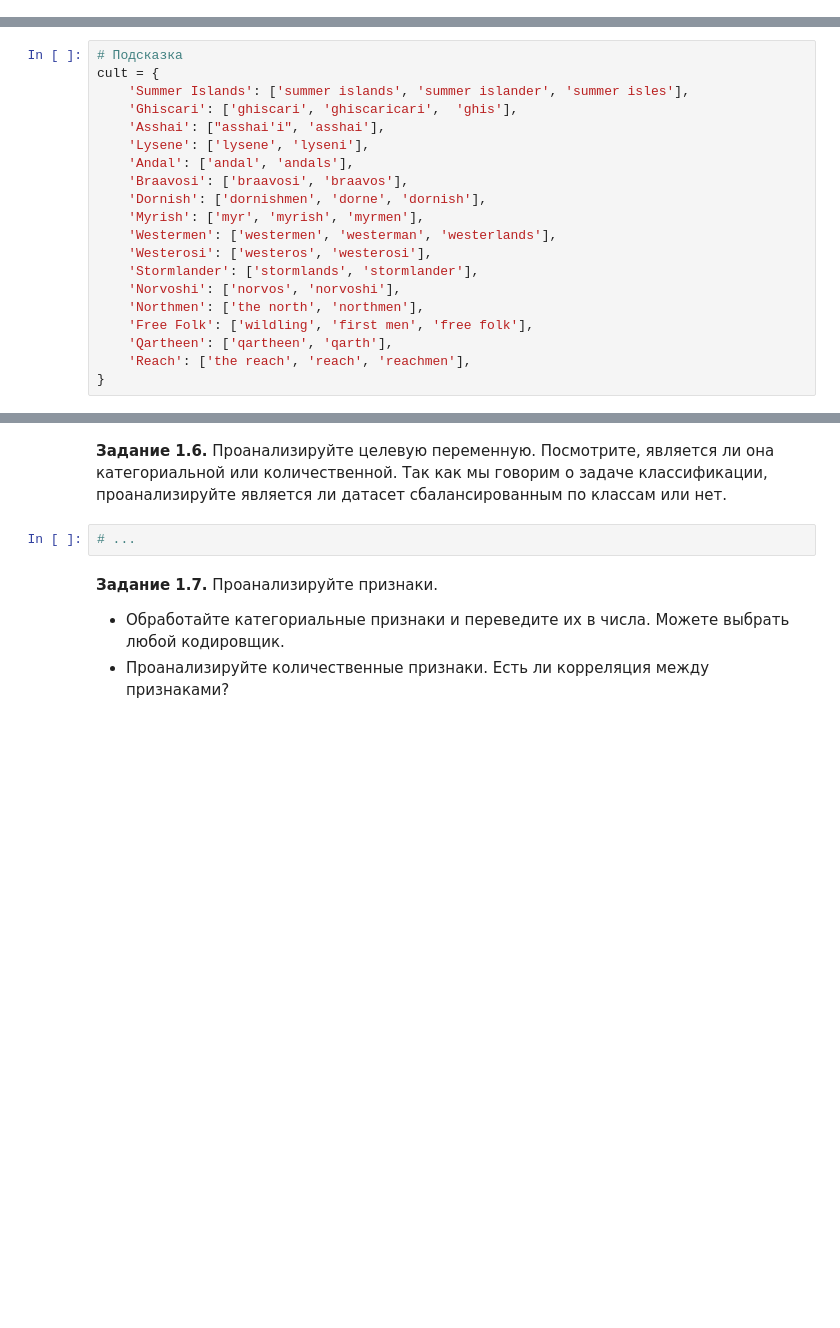
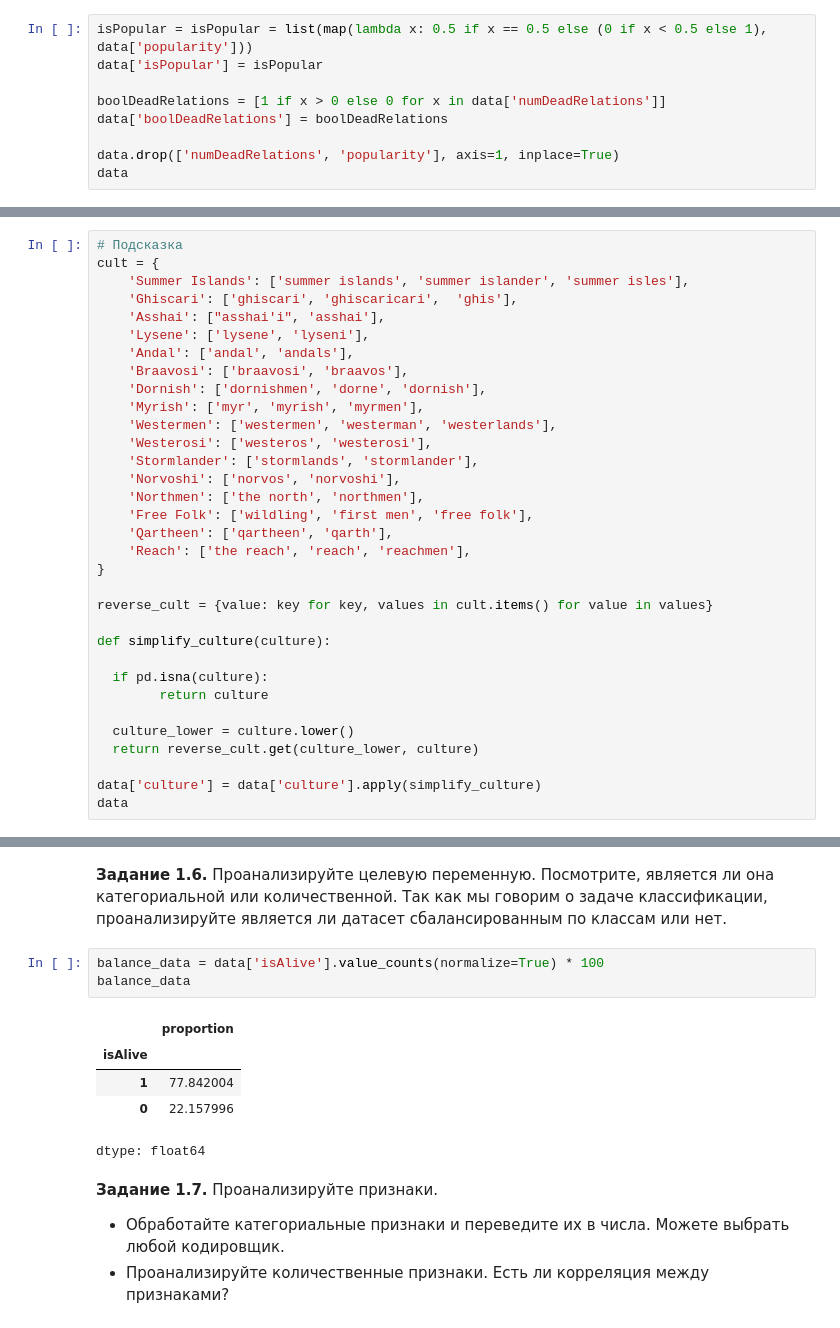
Before and after one commit to k-gorbenko/-DLS, a Jupyter notebook: week_01_ml_intro/Homework/hw_1_game_of_thrones.ipynb, the cells around one changed output, grey strips where cells are left out. Cells and saved outputs as stored; diff of their text form; blank space fills up the shorter version.

```diff
--- a/week_01_ml_intro/Homework/hw_1_game_of_thrones.ipynb
+++ b/week_01_ml_intro/Homework/hw_1_game_of_thrones.ipynb
@@ -232,0 +231,9 @@ memory usage: 182.5+ KB
+# %%
+isPopular = isPopular = list(map(lambda x: 0.5 if x == 0.5 else (0 if x < 0.5 else 1), data['popularity']))
+data['isPopular'] = isPopular
+
+boolDeadRelations = [1 if x > 0 else 0 for x in data['numDeadRelations']]
+data['boolDeadRelations'] = boolDeadRelations
+
+data.drop(['numDeadRelations', 'popularity'], axis=1, inplace=True)
+data
@@ -250,3 +272,16 @@ cult = {
     'Qartheen': ['qartheen', 'qarth'],
     'Reach': ['the reach', 'reach', 'reachmen'],
 }
+
+reverse_cult = {value: key for key, values in cult.items() for value in values}
+
+def simplify_culture(culture):
+
+  if pd.isna(culture):
+        return culture
+
+  culture_lower = culture.lower()
+  return reverse_cult.get(culture_lower, culture)
+
+data['culture'] = data['culture'].apply(simplify_culture)
+data
@@ -256,8 +306,15 @@ cult = {
 data.drop(columns=[...], inplace = True)
 # %% [markdown]
 **Задание 1.6.** Проанализируйте целевую переменную. Посмотрите, является ли она категориальной или количественной. Так как мы говорим о задаче классификации, проанализируйте является ли датасет сбалансированным по классам или нет.
-# %%
-# ...
+# %%
+balance_data = data['isAlive'].value_counts(normalize=True) * 100
+balance_data
+# %% [output]
+|  | proportion |
+| isAlive |  |
+| 1 | 77.842004 |
+| 0 | 22.157996 |
+dtype: float64
 # %% [markdown]
 **Задание 1.7.** Проанализируйте признаки.
   * Обработайте категориальные признаки и переведите их в числа. Можете выбрать любой кодировщик.
```
Also changed, not shown: parts of 4 cells of this notebook.
